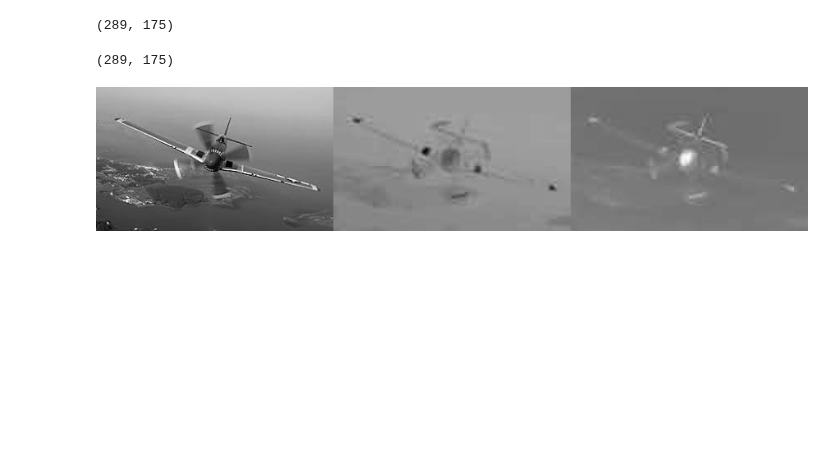
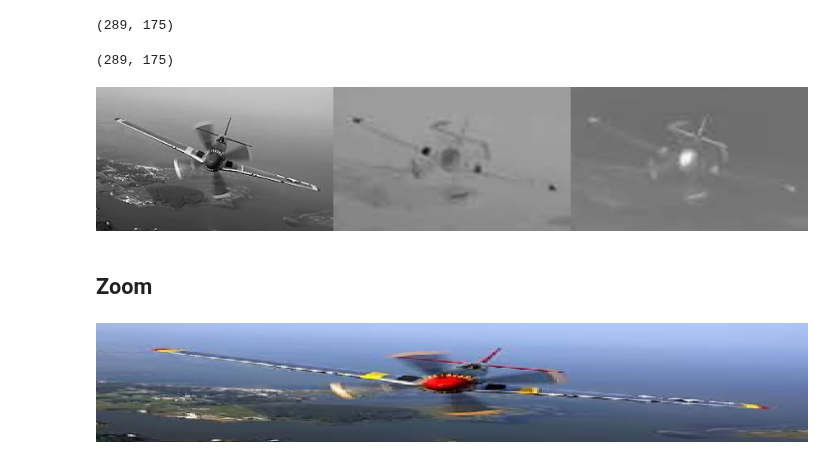
Before and after one commit to sdpython/ensae_projects, a Jupyter notebook: _doc/notebooks/cheat_sheets/chsh_images.ipynb, the cells around one changed output. Drawn from its saved outputs; the diff is of its cells as text; code cells hidden in the pictures; blank space fills up the shorter version.

Commit message:
Fixes #11, implements helpers for images, knn

```diff
--- a/_doc/notebooks/cheat_sheets/chsh_images.ipynb
+++ b/_doc/notebooks/cheat_sheets/chsh_images.ipynb
@@ -77,0 +80,3 @@ dtype('uint8')
+# %%
+array = numpy.array(img)
+array.shape
@@ -112,3 +119,9 @@ img_y.size
 combine(img_y, img_cb, img_cr, mode="L")
 # %% [output]
 [figure]
+# %% [markdown]
+## Zoom
+# %%
+img2.resize((720, 120))
+# %% [output]
+[figure, added]
```
Also changed, not shown: parts of 2 cells of this notebook, 17 other files.
